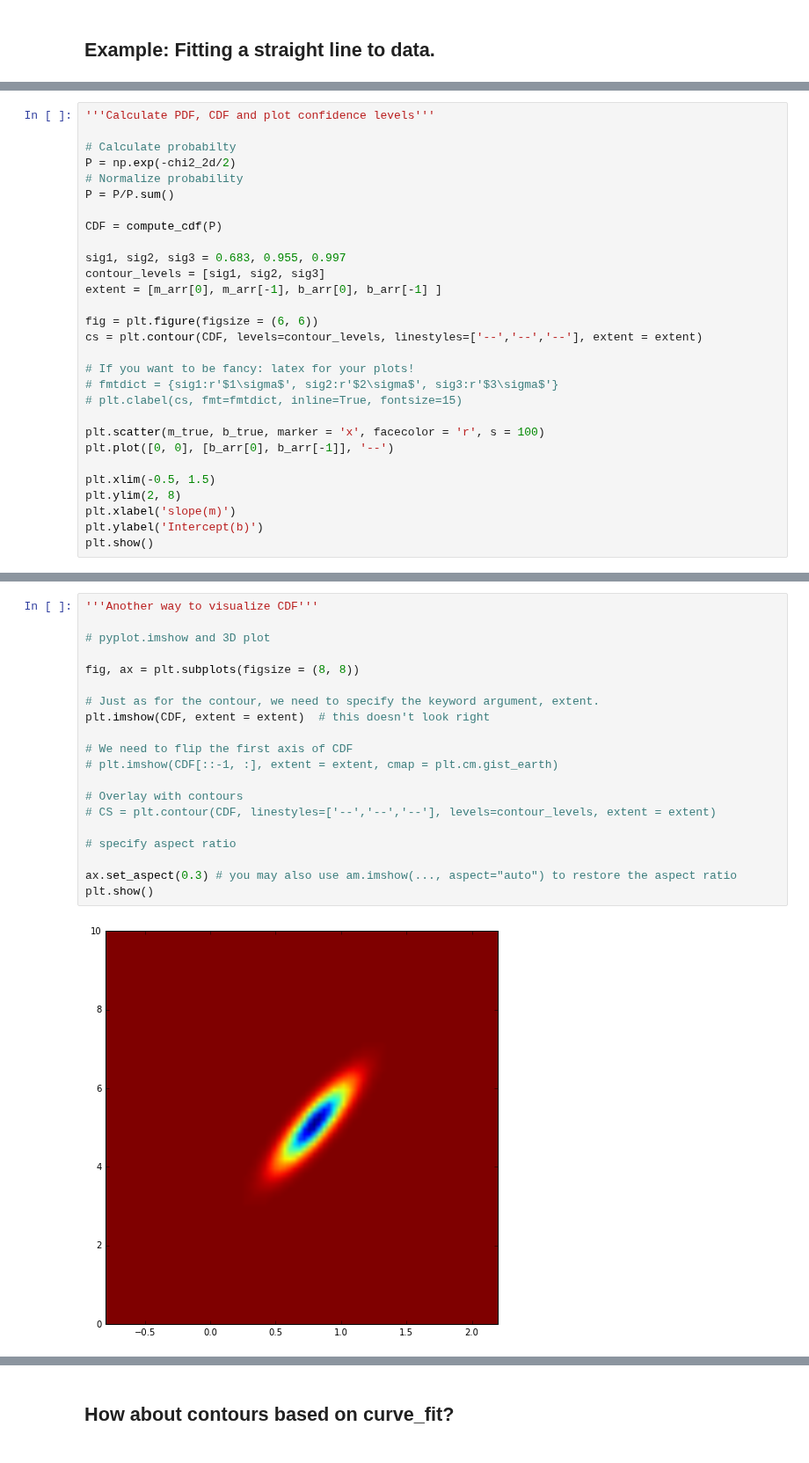
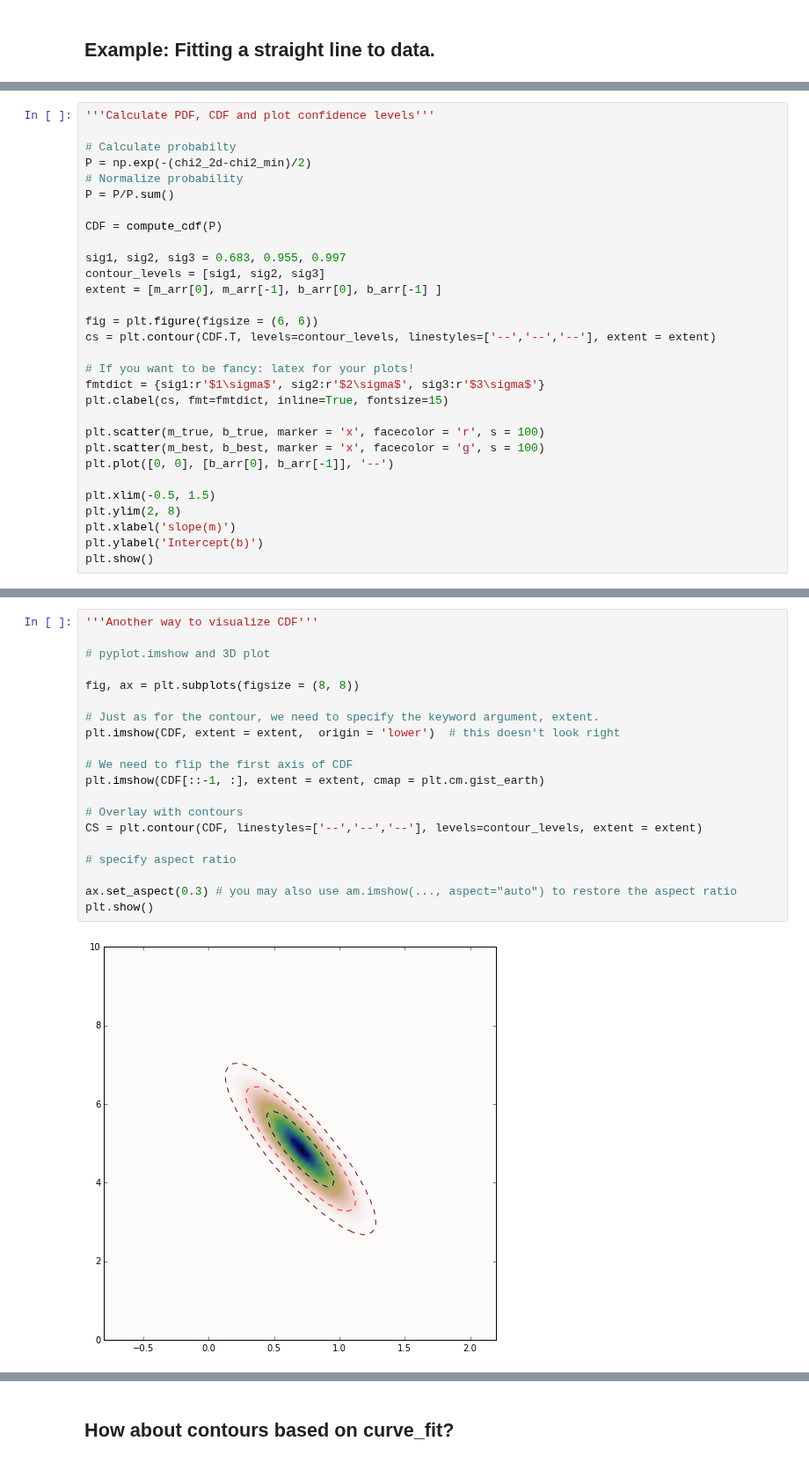
Before and after one commit to COMPPHYS-JNGUYEN/comp-phys, a Jupyter notebook: CompPhys-II_Week4-2_Probability-ChiSquare-CurveFit-Covariance-SelectRegion2dArray-MoreonNumpyArrays.ipynb, the cells around one changed output, grey strips where cells are left out. Shown at 88% size. Cells and saved outputs as stored; diff of their text form.

```diff
--- a/CompPhys-II_Week4-2_Probability-ChiSquare-CurveFit-Covariance-SelectRegion2dArray-MoreonNumpyArrays.ipynb
+++ b/CompPhys-II_Week4-2_Probability-ChiSquare-CurveFit-Covariance-SelectRegion2dArray-MoreonNumpyArrays.ipynb
@@ -175,7 +179,7 @@ The best-fit slope and intercept for the simulated data are m = 0.6810 and b = 5
 '''Calculate PDF, CDF and plot confidence levels'''
 
 # Calculate probabilty
-P = np.exp(-chi2_2d/2)
+P = np.exp(-(chi2_2d-chi2_min)/2)
 # Normalize probability
 P = P/P.sum()
 
@@ -186,13 +190,14 @@ contour_levels = [sig1, sig2, sig3]
 extent = [m_arr[0], m_arr[-1], b_arr[0], b_arr[-1] ]
 
 fig = plt.figure(figsize = (6, 6))
-cs = plt.contour(CDF, levels=contour_levels, linestyles=['--','--','--'], extent = extent)
+cs = plt.contour(CDF.T, levels=contour_levels, linestyles=['--','--','--'], extent = extent)
 
 # If you want to be fancy: latex for your plots!
-# fmtdict = {sig1:r'$1\sigma$', sig2:r'$2\sigma$', sig3:r'$3\sigma$'}
-# plt.clabel(cs, fmt=fmtdict, inline=True, fontsize=15)
+fmtdict = {sig1:r'$1\sigma$', sig2:r'$2\sigma$', sig3:r'$3\sigma$'}
+plt.clabel(cs, fmt=fmtdict, inline=True, fontsize=15)
 
 plt.scatter(m_true, b_true, marker = 'x', facecolor = 'r', s = 100)
+plt.scatter(m_best, b_best, marker = 'x', facecolor = 'g', s = 100)
 plt.plot([0, 0], [b_arr[0], b_arr[-1]], '--')
 
 plt.xlim(-0.5, 1.5)
@@ -205,25 +210,25 @@ plt.show()
 # %%
 '''Another way to visualize CDF'''
 
 # pyplot.imshow and 3D plot
 
 fig, ax = plt.subplots(figsize = (8, 8))
 
 # Just as for the contour, we need to specify the keyword argument, extent.
-plt.imshow(CDF, extent = extent)  # this doesn't look right
+plt.imshow(CDF, extent = extent,  origin = 'lower')  # this doesn't look right
 
 # We need to flip the first axis of CDF
-# plt.imshow(CDF[::-1, :], extent = extent, cmap = plt.cm.gist_earth)
+plt.imshow(CDF[::-1, :], extent = extent, cmap = plt.cm.gist_earth)
 
 # Overlay with contours
-# CS = plt.contour(CDF, linestyles=['--','--','--'], levels=contour_levels, extent = extent)
+CS = plt.contour(CDF, linestyles=['--','--','--'], levels=contour_levels, extent = extent)
 
 # specify aspect ratio
 
 ax.set_aspect(0.3) # you may also use am.imshow(..., aspect="auto") to restore the aspect ratio
 plt.show()
 # %% [output]
-[figure, old version]
+[figure, new version]
 # %%
 # scipy.optimize.curve_fit
 
```
Also changed, not shown: parts of 8 cells of this notebook.
